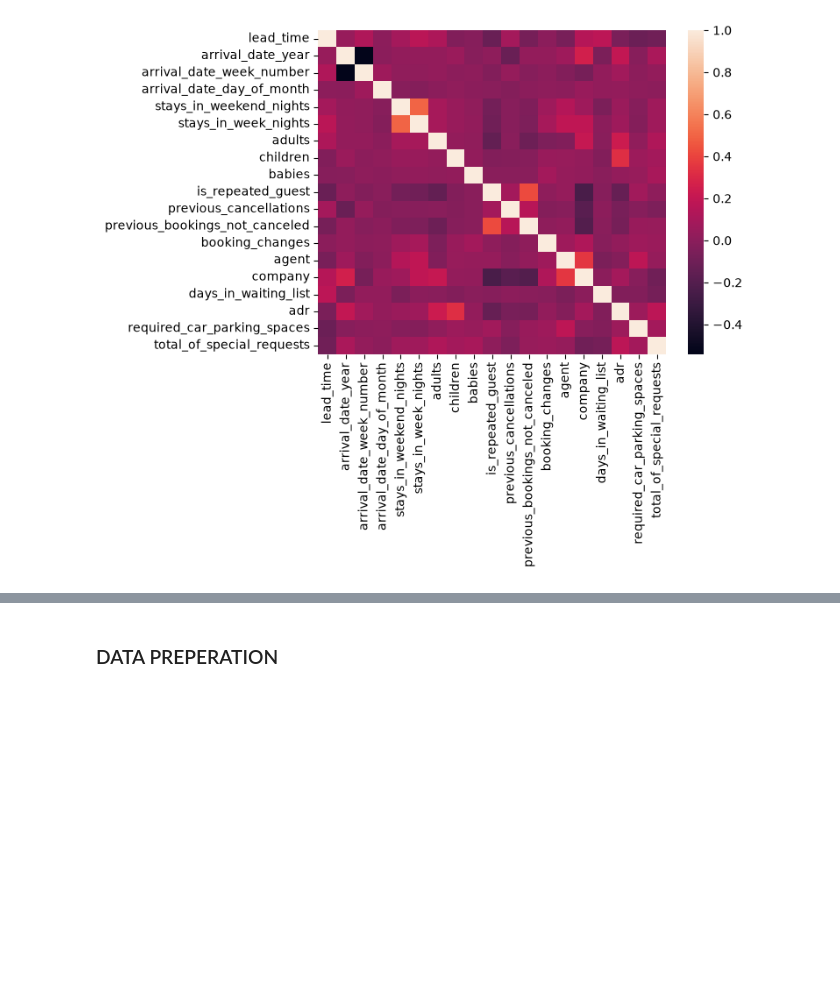
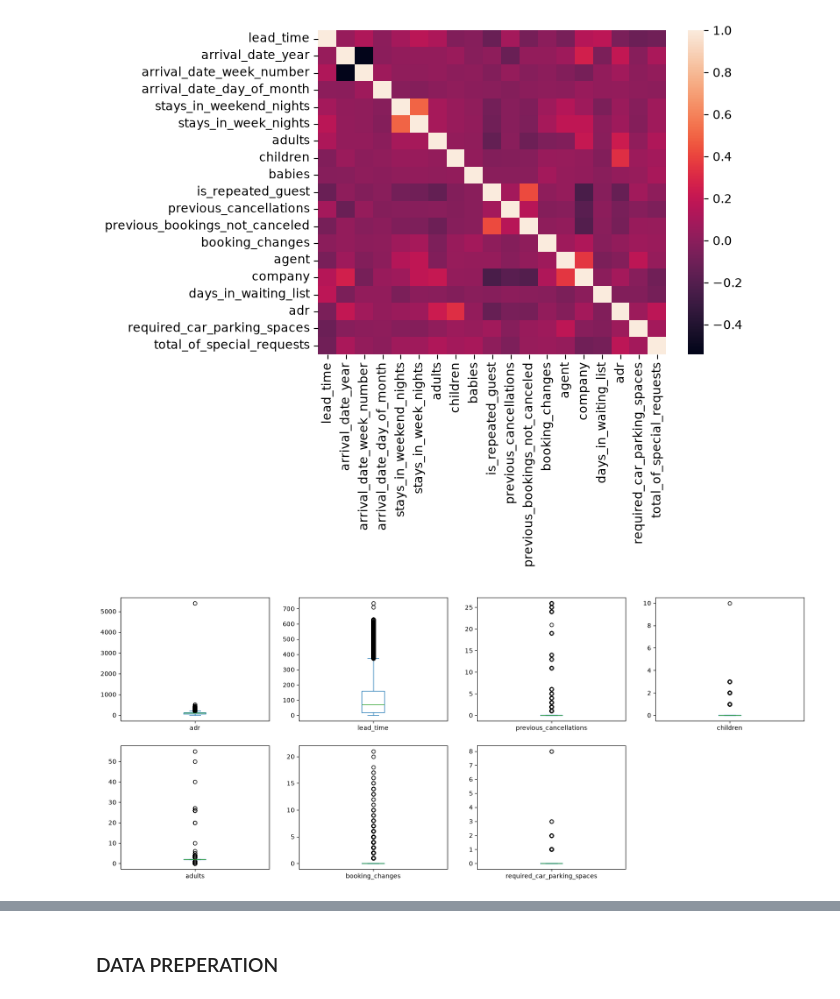
Before and after one commit to MrHarry2003/ML-Practice, a Jupyter notebook: hotel-booking-demands/notebook.ipynb, the cells around one changed output, grey strips where cells are left out. Drawn from its saved outputs; the diff is of its cells as text; code cells hidden in the pictures; blank space fills up the shorter version.

```diff
--- a/hotel-booking-demands/notebook.ipynb
+++ b/hotel-booking-demands/notebook.ipynb
@@ -146,3 +140,9 @@ sns.heatmap(csv_data[num_cols].corr())
 # %% [output]
 <Axes: >
 [figure]
+# %%
+cols = ["adr", "lead_time", "previous_cancellations", "children", "adults", "booking_changes","required_car_parking_spaces"]
+csv_data[cols].plot(kind="box", subplots=True, layout=(2, 4), figsize=(20,8))
+plt.show()
+# %% [output]
+[figure, added]
```
Also changed, not shown: parts of 24 cells of this notebook.
